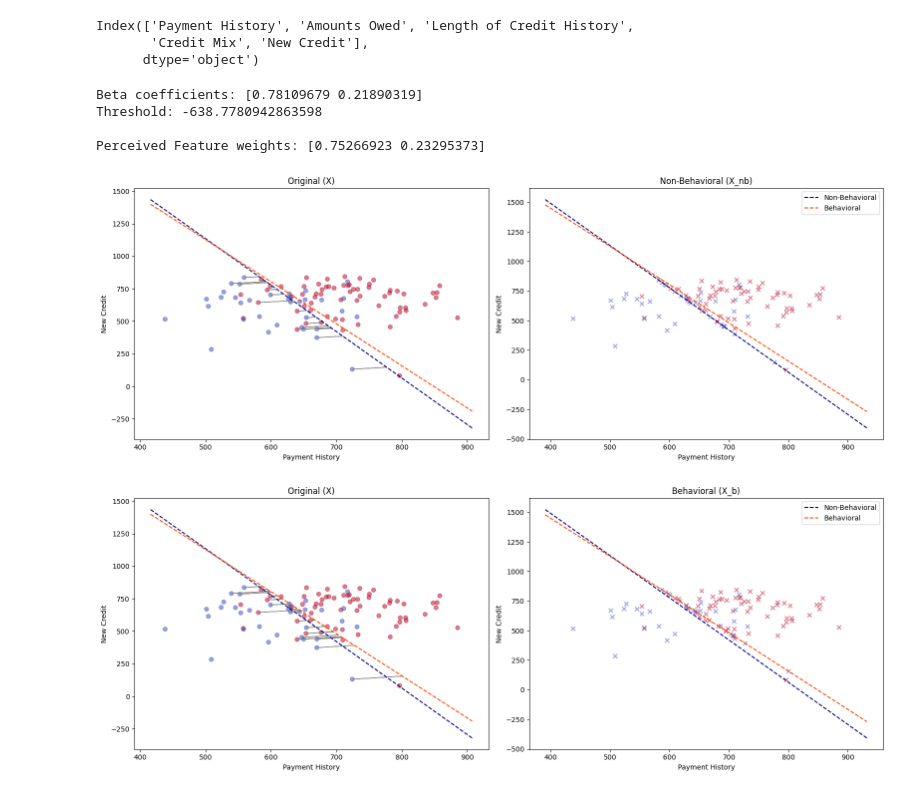
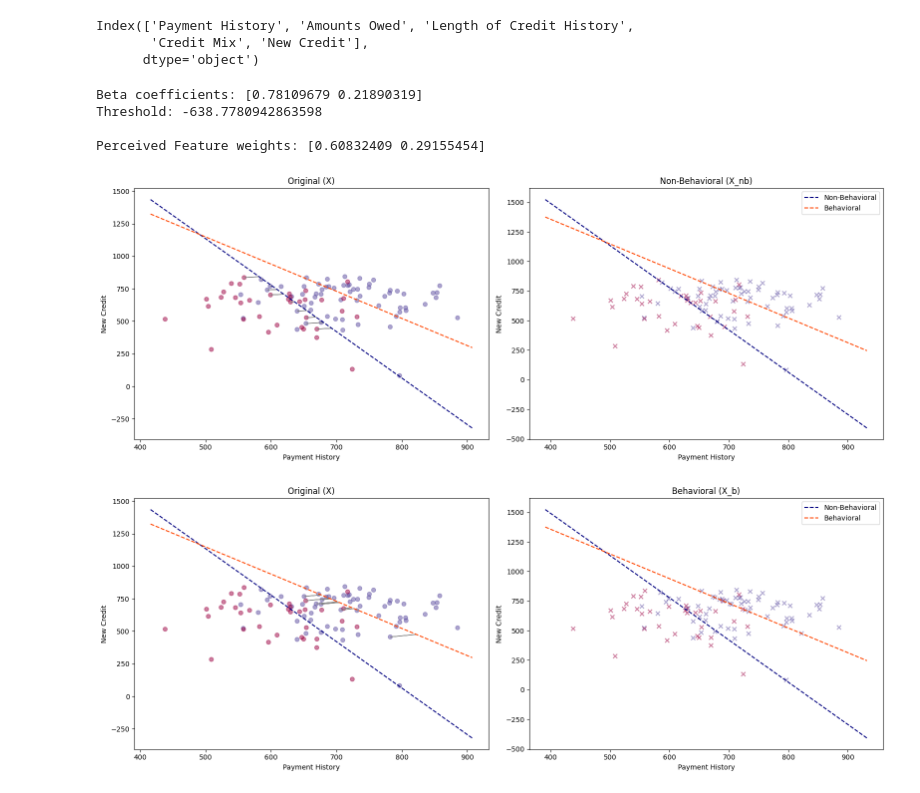
Before and after one commit to RamanEbrahimi/Research, a Jupyter notebook: Explainable AI/simulation.ipynb, the cells around one changed output. Cells and saved outputs as stored; diff of their text form; code cells hidden in the pictures.

```diff
--- a/Explainable AI/simulation.ipynb
+++ b/Explainable AI/simulation.ipynb
@@ -362,8 +362,8 @@ Index(['Payment History', 'Amounts Owed', 'Length of Credit History',
        'Credit Mix', 'New Credit'],
       dtype='object')
 # %%
-B = 50
-gamma_vis = 0.9
+B = 30
+gamma_vis = 0.5
 
 feature1='Payment History'
 feature2='New Credit'
@@ -391,8 +391,8 @@ for index_nb, row_nb in X_nb_vis.iterrows():
 
 
 for index_b, row_b in X_b_vis.iterrows():
-    if abs(row_b @ beta_vis + threshold_vis) < B:
-        if not classifier(row_b.values, beta_vis, threshold_vis):
+    if abs(row_b @ perceived_weights_vis + threshold_vis) < B:
+        if not classifier(row_b.values, perceived_weights_vis, threshold_vis):
             X_b_vis.loc[index_b] = agent_optimization(row_b.values, perceived_weights_vis, threshold_vis, R=1, mode='actual')
 
 
@@ -401,7 +401,7 @@ def create_side_by_side_plots_with_arrows(dataset1, dataset2, labels, title1, ti
     fig, axs = plt.subplots(1, 2, figsize=(16, 6))
 
     # Scatter plot for dataset1
-    axs[0].scatter(dataset1[feature1], dataset1[feature2], c=labels, cmap='coolwarm', alpha=0.5)
+    axs[0].scatter(dataset1[feature1], dataset1[feature2], c=labels, cmap='Spectral', alpha=0.5)
     axs[0].set_xlabel(feature1)
     axs[0].set_ylabel(feature2)
     axs[0].set_title(title1)
@@ -418,43 +418,43 @@ def create_side_by_side_plots_with_arrows(dataset1, dataset2, labels, title1, ti
 
 
     # Scatter plot for dataset2
-    axs[1].scatter(dataset2[feature1], dataset2[feature2], c=labels,  cmap='coolwarm', alpha=0.5, marker='x')
+    axs[1].scatter(dataset2[feature1], dataset2[feature2], c=labels,  cmap='Spectral', alpha=0.5, marker='x')
     axs[1].set_xlabel(feature1)
     axs[1].set_ylabel(feature2)
     axs[1].set_title(title2)
 
     # plot the line separating the two classes
     x_vals = np.array(axs[0].get_xlim())
     y_vals_nb = -(threshold_vis + beta_vis[0] * x_vals) / beta_vis[1]
     axs[1].plot(x_vals, y_vals_nb, '--', color='navy', label='Non-Behavioral')
 
     # plot the line separating the two classes
     perceived_weights_vis = behavioral(beta_vis, gamma=gamma_vis)
     y_vals_b = -(threshold_vis + perceived_weights_vis[0] * x_vals) / perceived_weights_vis[1]
     axs[1].plot(x_vals, y_vals_b, '--', color='orangered', label='Behavioral')
 
 
 
     # Draw arrows
     for i in range(len(dataset1)):
         axs[0].arrow(dataset1[feature1][i], dataset1[feature2][i],
                      dataset2[feature1][i] - dataset1[feature1][i], dataset2[feature2][i] - dataset1[feature2][i],
                      color='gray', alpha=0.9, head_width=0.02, head_length=0.02)
     plt.legend()
     plt.tight_layout()
     plt.show()
 
 # Create the side-by-side scatter plots with arrows
 create_side_by_side_plots_with_arrows(X_vis, X_nb_vis, y_vis, 'Original (X)', 'Non-Behavioral (X_nb)')
 create_side_by_side_plots_with_arrows(X_vis, X_b_vis, y_vis, 'Original (X)', 'Behavioral (X_b)')
 # create_side_by_side_plots_with_arrows(X_nb, X_b, y, 'Non-Behavioral (X_nb)', 'Behavioral (X_b)')
 # %% [output]
 Beta coefficients: [0.78109679 0.21890319]
 Threshold: -638.7780942863598
 
-Perceived Feature weights: [0.75266923 0.23295373]
+Perceived Feature weights: [0.60832409 0.29155454]
-[figure, old version]
+[figure, new version]
-[figure, old version]
+[figure, new version]
 # %%
 def update_dataset(X, y, beta, threshold, R, mode='actual', gamma=0.5):
     """
```
Also changed, not shown: 3 other files.
